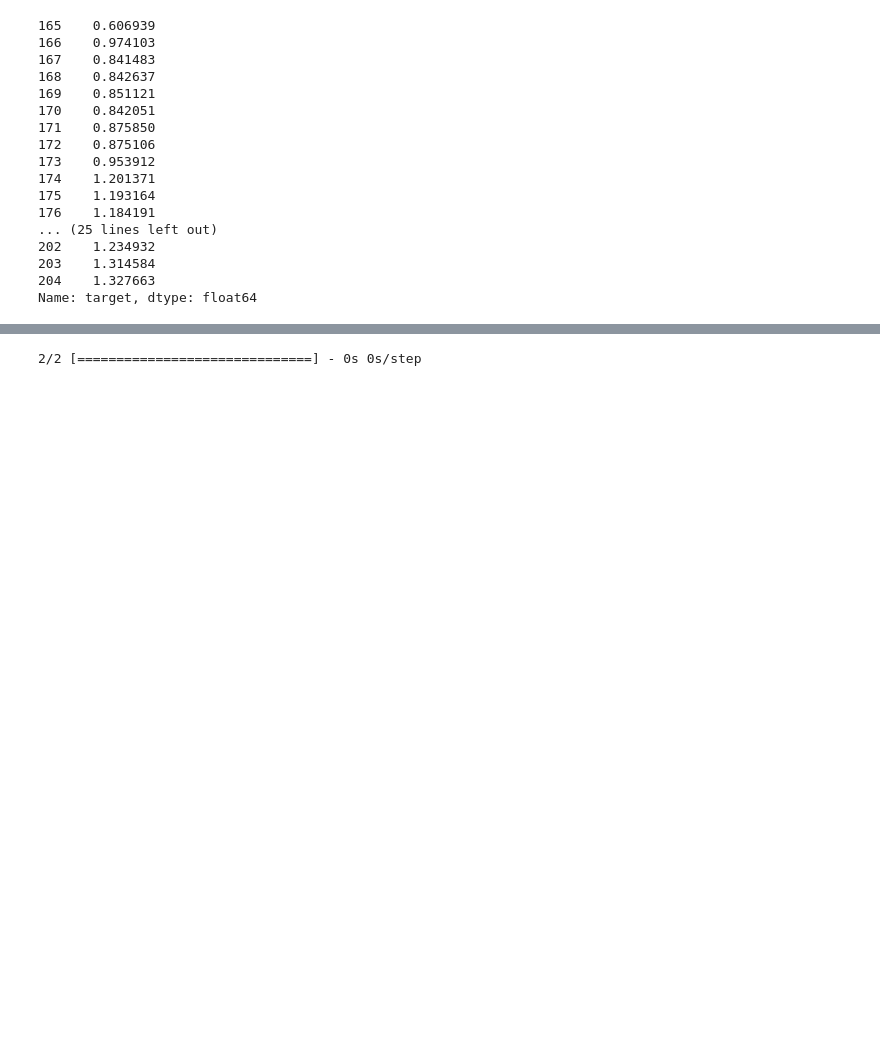
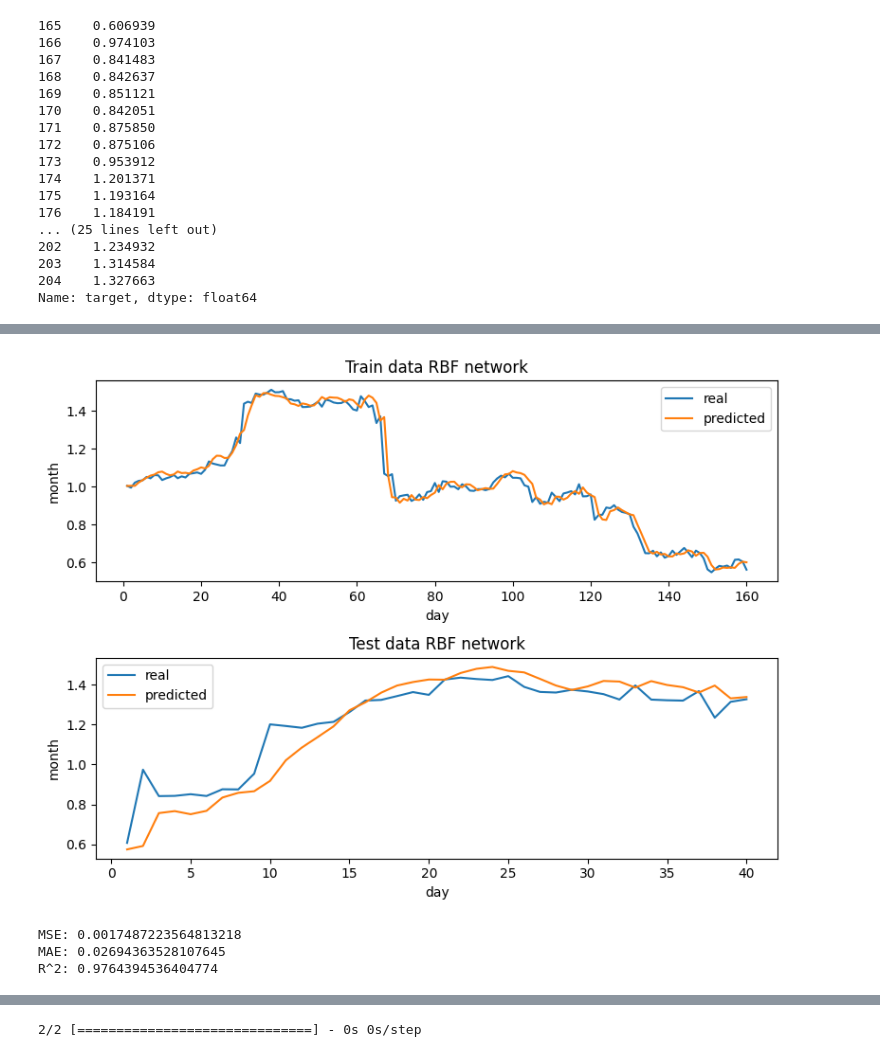
Before and after one commit to lion158/BetaPrediction, a Jupyter notebook: prediction.ipynb, the cells around one changed output, grey strips where cells are left out. Saved outputs shown, nothing was run; the diff lists cells and outputs as text; code cells hidden in the pictures; blank space fills up the shorter version.

```diff
--- a/prediction.ipynb
+++ b/prediction.ipynb
@@ -136,4 +156,30 @@ y_test
 203    1.314584
 204    1.327663
 Name: target, dtype: float64
+# %%
+def single_plot(y_pred, y_real, title):
+    x = np.arange(1, len(y_pred) + 1)
+    plt.plot(x,y_real, label='real')
+    plt.plot(x,y_pred, label='predicted')
+    plt.xlabel('day')
+    plt.ylabel('month')
+    plt.legend()
+    plt.title(title)
+    return plt.plot()
+# %%
+def generate_plots(y_pred_train, y_pred_test, y_train, y_test, title_1, title_2, to_png, png_name):
+    fig, axes = plt.subplots(nrows=2, ncols=1, figsize=(8, 6))
+
+    ax = axes[0]  # Wybór odpowiedniej osi
+    plt.sca(ax)  # Ustawienie bieżącej osi
+    single_plot(y_pred_train, y_train, title_1)
+
+    ax = axes[1]  # Wybór odpowiedniej osi
+    plt.sca(ax)  # Ustawienie bieżącej osi
+    single_plot(y_pred_test, y_test, title_2)
+
+    plt.tight_layout()
+    if to_png:
+        plt.savefig(f'plots/{png_name}.png')
+    plt.show()
 # %% [markdown]
@@ -176 +222,6 @@ Epoch 200/200
 <keras.callbacks.History at 0x...>
+# %%
+y_pred_train = model.predict(X_train)
+y_pred_test = model.predict(X_test)
+generate_plots(y_pred_train, y_pred_test, y_train, y_test, 'Train data RBF network', 'Test data RBF network', False, 'xyz')
+# %% [output]
@@ -176,0 +230,17 @@ Epoch 200/200
+[figure, added]
+# %%
+mse_train = mean_squared_error(y_train, y_pred_train)
+mae_train = mean_absolute_error(y_train, y_pred_train)
+r2_train = r2_score(y_train, y_pred_train)
+
+mse_test = mean_squared_error(y_test, y_pred_test)
+mae_test = mean_absolute_error(y_test, y_pred_test)
+r2_test = r2_score(y_test, y_pred_test)
+
+print("MSE:", mse_train)
+print("MAE:", mae_train)
+print("R^2:", r2_train)
+# %% [output]
+MSE: 0.0017487223564813218
+MAE: 0.02694363528107645
+R^2: 0.9764394536404774
```
Also changed, not shown: parts of 35 cells of this notebook, 1 other file.
